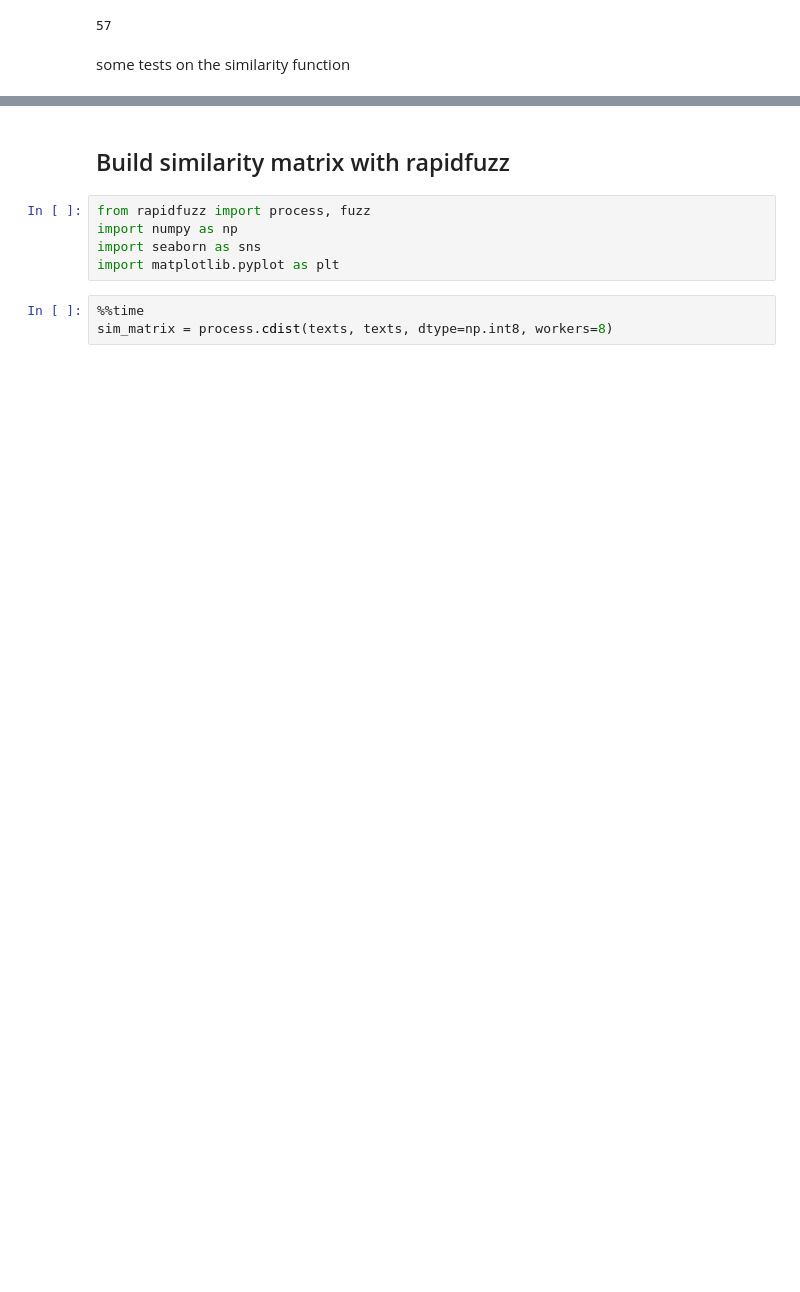
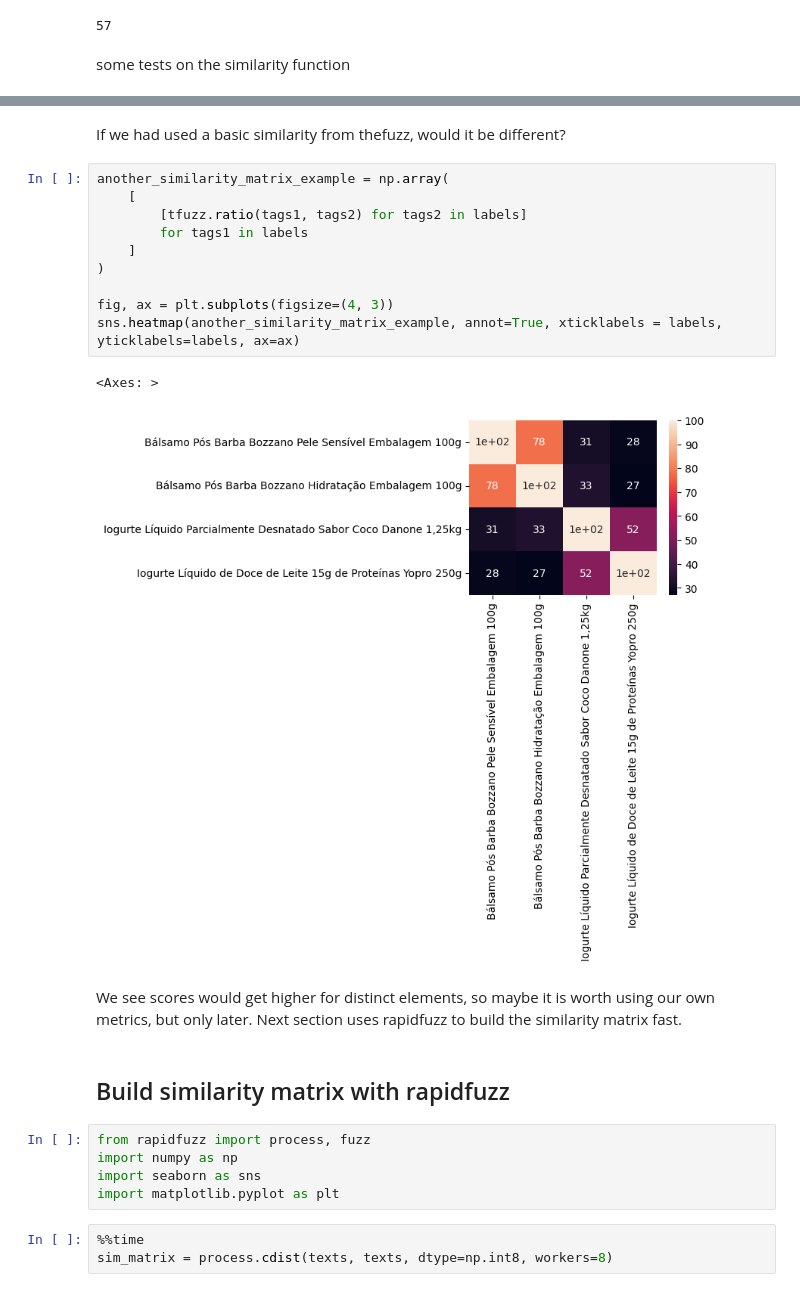
Before and after one commit to SteliosKarvanis/ShopSmart, a Jupyter notebook: product_clustering.ipynb, the cells around one changed output, grey strips where cells are left out. Drawn from its saved outputs; the diff is of its cells as text; blank space fills up the shorter version.

```diff
--- a/product_clustering.ipynb
+++ b/product_clustering.ipynb
@@ -126,3 +127,20 @@ sns.heatmap(similarity_matrix_example, annot=True, xticklabels = labels, ytickla
+# %% [markdown]
+If we had used a basic similarity from thefuzz, would it be different?
+# %%
+another_similarity_matrix_example = np.array(
+    [
+        [tfuzz.ratio(tags1, tags2) for tags2 in labels]
+        for tags1 in labels
+    ]
+)
+
+fig, ax = plt.subplots(figsize=(4, 3))
+sns.heatmap(another_similarity_matrix_example, annot=True, xticklabels = labels, yticklabels=labels, ax=ax)
+# %% [output]
+<Axes: >
+[figure, added]
+# %% [markdown]
+We see scores would get higher for distinct elements, so maybe it is worth using our own metrics, but only later. Next section uses rapidfuzz to build the similarity matrix fast.
 # %% [markdown]
 ## Build similarity matrix with rapidfuzz
 # %%
```
Also changed, not shown: parts of 40 cells of this notebook, 2 other files.
